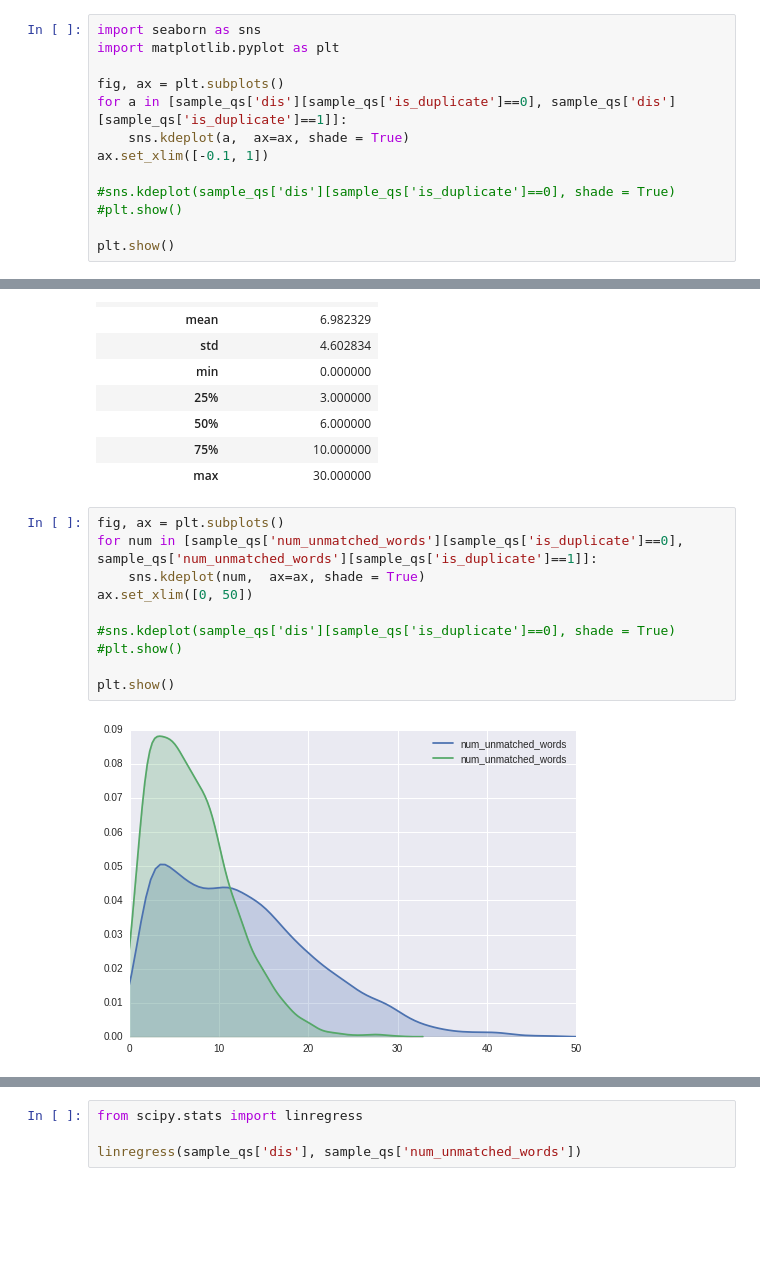
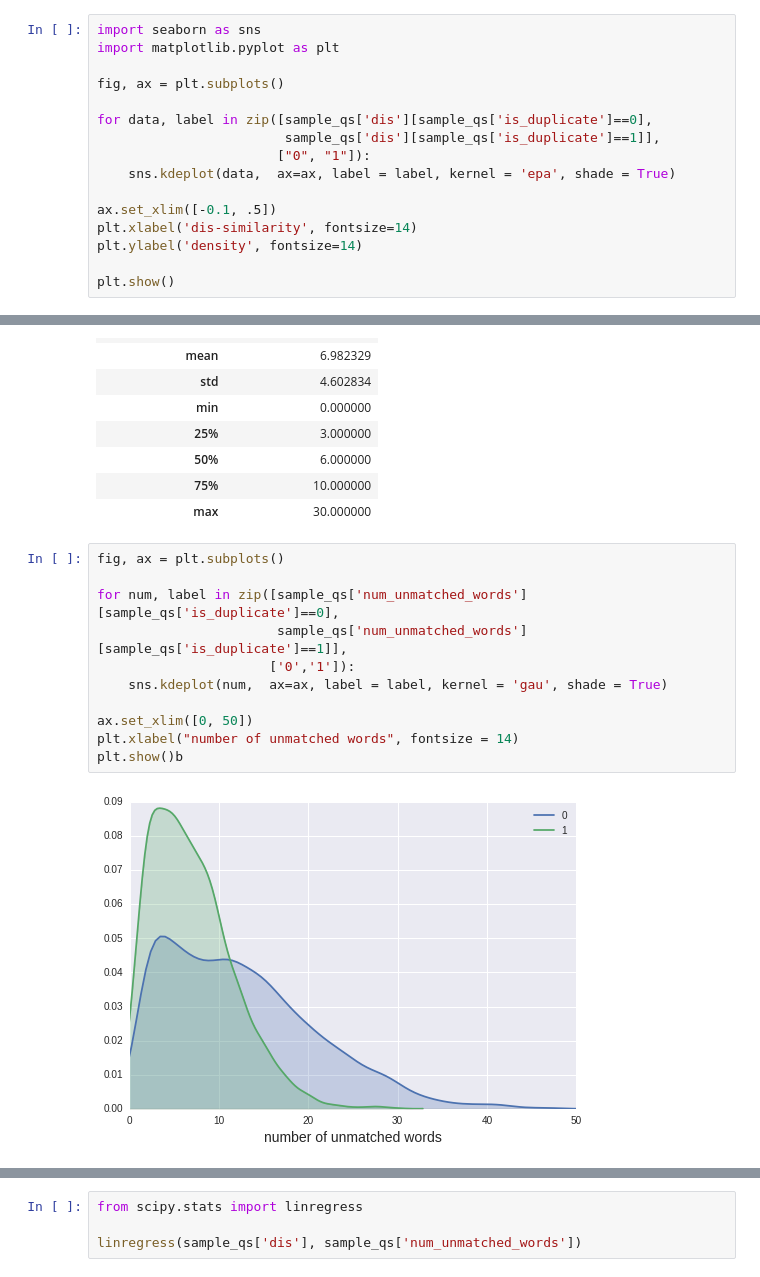
Before and after one commit to PrabhatCS/portfolio, a Jupyter notebook: nlp_features.ipynb, the cells around one changed output, grey strips where cells are left out. Saved outputs shown, nothing was run; the diff lists cells and outputs as text; blank space fills up the shorter version.

Commit message:
changed charting code, wasn't happy with the way charts looked

```diff
--- a/nlp_features.ipynb
+++ b/nlp_features.ipynb
@@ -172,12 +172,15 @@ import seaborn as sns
 import matplotlib.pyplot as plt
 
 fig, ax = plt.subplots()
-for a in [sample_qs['dis'][sample_qs['is_duplicate']==0], sample_qs['dis'][sample_qs['is_duplicate']==1]]:
-    sns.kdeplot(a,  ax=ax, shade = True)
-ax.set_xlim([-0.1, 1])
 
-#sns.kdeplot(sample_qs['dis'][sample_qs['is_duplicate']==0], shade = True)
-#plt.show()
+for data, label in zip([sample_qs['dis'][sample_qs['is_duplicate']==0],
+                        sample_qs['dis'][sample_qs['is_duplicate']==1]],
+                       ["0", "1"]):
+    sns.kdeplot(data,  ax=ax, label = label, kernel = 'epa', shade = True)
+
+ax.set_xlim([-0.1, .5])
+plt.xlabel('dis-similarity', fontsize=14)
+plt.ylabel('density', fontsize=14)
 
 plt.show()
 # %% [output]
@@ -285,13 +288,14 @@ sample_qs[['is_duplicate', 'num_unmatched_words']].groupby('is_duplicate').descr
 |  | max | 30.000000 |
 # %%
 fig, ax = plt.subplots()
-for num in [sample_qs['num_unmatched_words'][sample_qs['is_duplicate']==0], sample_qs['num_unmatched_words'][sample_qs['is_duplicate']==1]]:
-    sns.kdeplot(num,  ax=ax, shade = True)
+
+for num, label in zip([sample_qs['num_unmatched_words'][sample_qs['is_duplicate']==0],
+                       sample_qs['num_unmatched_words'][sample_qs['is_duplicate']==1]],
+                      ['0','1']):
+    sns.kdeplot(num,  ax=ax, label = label, kernel = 'gau', shade = True)
+
 ax.set_xlim([0, 50])
-
-#sns.kdeplot(sample_qs['dis'][sample_qs['is_duplicate']==0], shade = True)
-#plt.show()
-
-plt.show()
+plt.xlabel("number of unmatched words", fontsize = 14)
+plt.show()b
 # %% [output]
-[figure, old version]
+[figure, new version]
```
Also changed, not shown: parts of 4 cells of this notebook.
